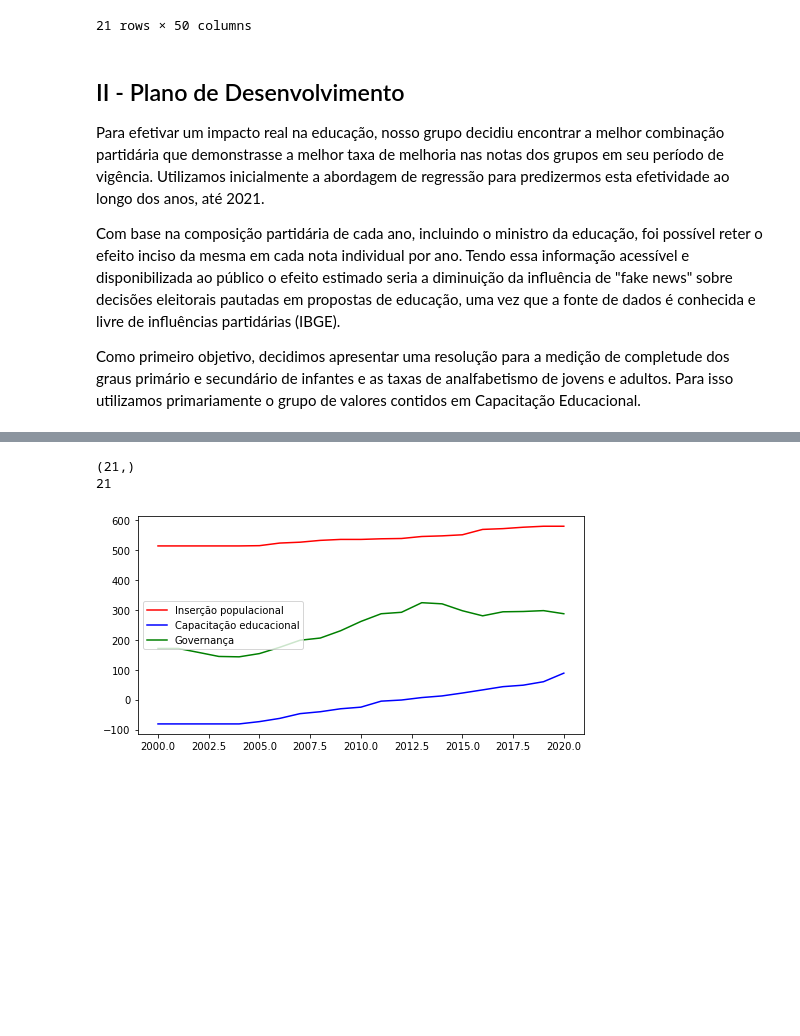
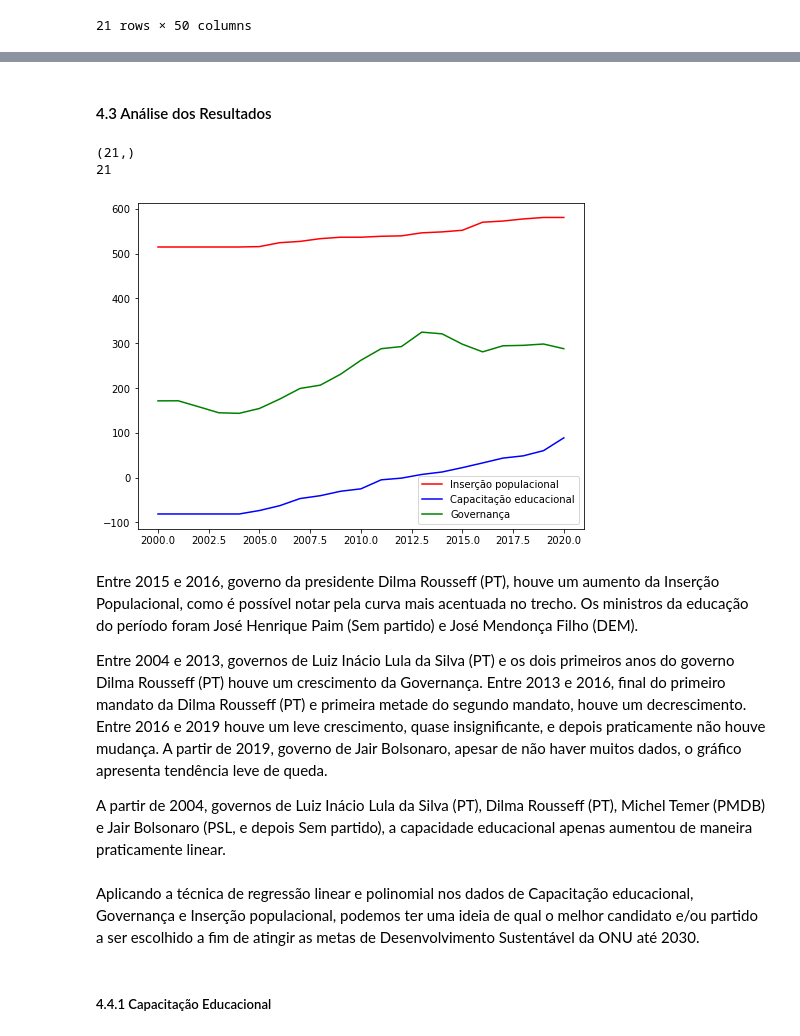
Before and after one commit to remmessias/mc886-final-project, a Jupyter notebook: ProjectReport.ipynb, the cells around one changed output, grey strips where cells are left out. Cells and saved outputs as stored; diff of their text form; code cells hidden in the pictures; blank space fills up the shorter version.

```diff
--- a/ProjectReport.ipynb
+++ b/ProjectReport.ipynb
@@ -257,14 +261,6 @@ df
 | 19 | 2019 | Jair Bolsonaro | PSL | Abraham Weintraub | Sem partido | 26.9 | 35.6 | 92.9 | ... |
 | 20 | 2020 | Jair Bolsonaro | Sem partido | Milton Ribeiro | Sem partido | 26.9 | 35.6 | 92.9 | ... |
 21 rows × 50 columns
-# %% [markdown]
-## II - Plano de Desenvolvimento
-
-Para efetivar um impacto real na educação, nosso grupo decidiu encontrar a melhor combinação partidária que demonstrasse a melhor taxa de melhoria nas notas dos grupos em seu período de vigência. Utilizamos inicialmente a abordagem de regressão para predizermos esta efetividade ao longo dos anos, até 2021.
-
-Com base na composição partidária de cada ano, incluindo o ministro da educação, foi possível reter o efeito inciso da mesma em cada nota individual por ano. Tendo essa informação acessível e disponibilizada ao público o efeito estimado seria a diminuição da influência de "fake news" sobre decisões eleitorais pautadas em propostas de educação, uma vez que a fonte de dados é conhecida e livre de influências partidárias (IBGE).
-
-Como primeiro objetivo, decidimos apresentar uma resolução para a medição de completude dos graus primário e secundário de infantes e as taxas de analfabetismo de jovens e adultos. Para isso utilizamos primariamente o grupo de valores contidos em Capacitação Educacional.
 # %%
 def score(line):
     score = 0
@@ -313,23 +309,31 @@ Governança: 294.11, Inserção Pop.: 572.50, Cap. Educacional: 43.50
 Governança: 295.13, Inserção Pop.: 577.20, Cap. Educacional: 48.50
 Governança: 298.05, Inserção Pop.: 580.50, Cap. Educacional: 60.10
 Governança: 287.63, Inserção Pop.: 580.50, Cap. Educacional: 88.70
+# %% [markdown]
+#### 4.3 Análise dos Resultados
 # %%
 import matplotlib.pyplot as plt
 t = np.arange(2000, 2021, 1)
 print(t.shape)
 print(len(score_insercao_pop))
 
-fig, ax = plt.subplots(figsize=(8, 4))
+fig, ax = plt.subplots(figsize=(8, 6))
 
 ax.plot(t, score_insercao_pop, 'r', label='Inserção populacional')
 ax.plot(t, score_cap_educacional, 'b', label='Capacitação educacional')
 ax.plot(t, score_governanca, 'g', label='Governança')
 
 legend = ax.legend(loc='best', shadow=False)
 # %% [output]
 (21,)
 21
-[figure, old version]
+[figure, new version]
+# %% [markdown]
+Entre 2015 e 2016, governo da presidente Dilma Rousseff (PT), houve um aumento  da Inserção Populacional, como é possível notar pela curva mais acentuada no trecho. Os ministros da educação do período foram José Henrique Paim (Sem partido) e José Mendonça Filho (DEM).
+
+Entre 2004 e 2013, governos de Luiz Inácio Lula da Silva (PT) e os dois primeiros anos do governo Dilma Rousseff (PT) houve um crescimento da Governança. Entre 2013 e 2016, final do primeiro mandato da Dilma Rousseff (PT) e primeira metade do segundo mandato, houve um decrescimento. Entre 2016 e 2019 houve um leve crescimento, quase insignificante, e depois praticamente não houve mudança. A partir de 2019, governo de Jair Bolsonaro, apesar de não haver muitos dados, o gráfico apresenta tendência leve de queda.
+
+A partir de 2004, governos de Luiz Inácio Lula da Silva (PT), Dilma Rousseff (PT), Michel Temer (PMDB) e Jair Bolsonaro (PSL, e depois Sem partido), a capacidade educacional apenas aumentou de maneira praticamente linear.
 # %%
 from sklearn.linear_model import LinearRegression
 from sklearn.preprocessing import PolynomialFeatures
@@ -371,6 +375,10 @@ def plot_reg(score, label, degree=None):
 
     plt.show()
     return model
+# %% [markdown]
+Aplicando a técnica de regressão linear e polinomial nos dados de Capacitação educacional, Governança e Inserção populacional, podemos ter uma ideia de qual o melhor candidato e/ou partido a ser escolhido a fim de atingir as metas de Desenvolvimento Sustentável da ONU até 2030.
+# %% [markdown]
+##### 4.4.1 Capacitação Educacional
 # %%
 model = plot_reg(score_cap_educacional, 'Capacitação educacional', 2)
 print(model.predict(np.array([31, 2030]).reshape(1, -1))[0])
```
Also changed, not shown: parts of 8 cells of this notebook.
